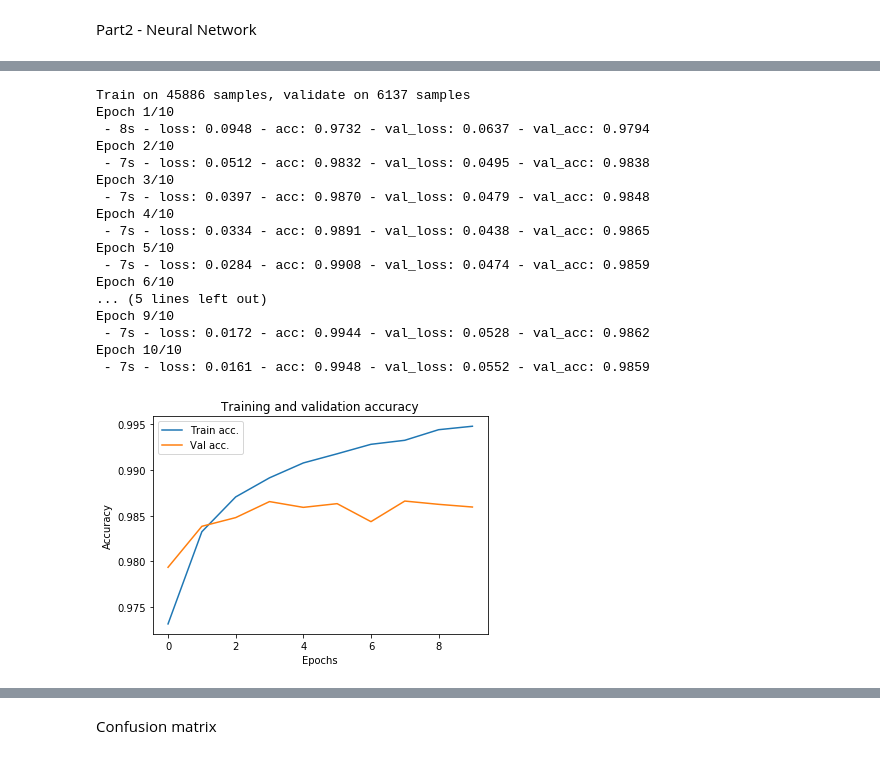
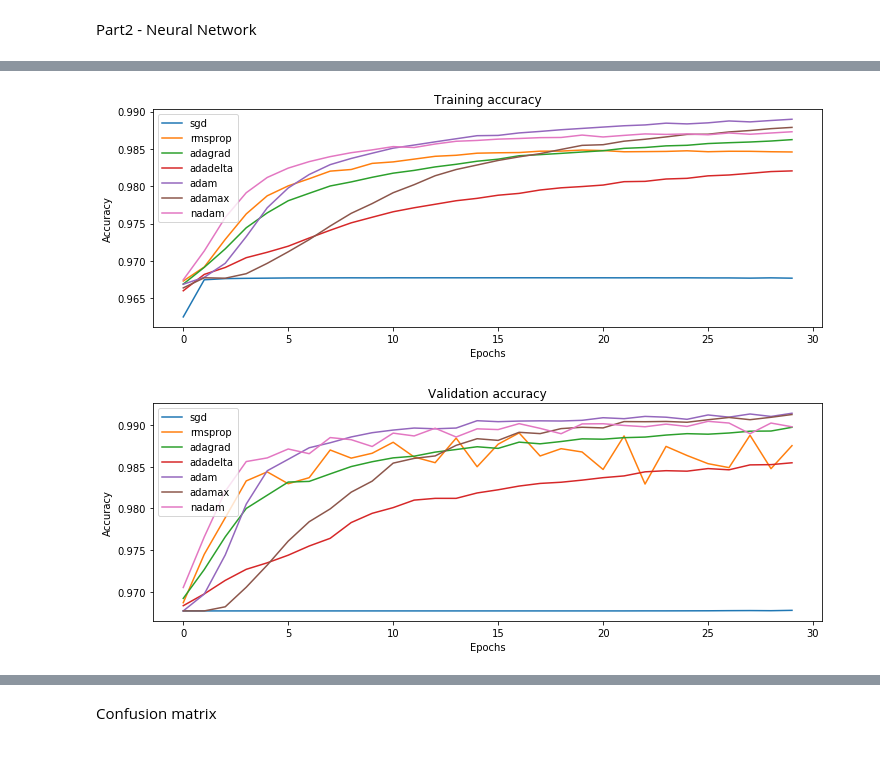
Before and after one commit to Fede5991/HumanDataAnalytics, a Jupyter notebook: Project1.ipynb, the cells around one changed output, grey strips where cells are left out. Cells and saved outputs as stored; diff of their text form; code cells hidden in the pictures.

```diff
--- a/Project1.ipynb
+++ b/Project1.ipynb
@@ -461,41 +472,0 @@ fig.show()
-# %%
-best_hp = np.zeros((variables,1))
-for i in range(variables):
-    best_hp[i]=final[i]
-classifier=Classifier(0,best_hp)
-history=classifier.fit(training_set,training_labels,
-                           validation_data=[validation_set,validation_labels],
-                           epochs=10,batch_size=50,verbose=2)
-# %% [output]
-Train on 45886 samples, validate on 6137 samples
-Epoch 1/10
- - 8s - loss: 0.0948 - acc: 0.9732 - val_loss: 0.0637 - val_acc: 0.9794
-Epoch 2/10
- - 7s - loss: 0.0512 - acc: 0.9832 - val_loss: 0.0495 - val_acc: 0.9838
-Epoch 3/10
- - 7s - loss: 0.0397 - acc: 0.9870 - val_loss: 0.0479 - val_acc: 0.9848
-Epoch 4/10
- - 7s - loss: 0.0334 - acc: 0.9891 - val_loss: 0.0438 - val_acc: 0.9865
-Epoch 5/10
- - 7s - loss: 0.0284 - acc: 0.9908 - val_loss: 0.0474 - val_acc: 0.9859
-Epoch 6/10
-... (5 lines left out)
-Epoch 9/10
- - 7s - loss: 0.0172 - acc: 0.9944 - val_loss: 0.0528 - val_acc: 0.9862
-Epoch 10/10
- - 7s - loss: 0.0161 - acc: 0.9948 - val_loss: 0.0552 - val_acc: 0.9859
-# %%
-training_accuracy=[]
-training_accuracy.append(history.history['acc'])
-validation_accuracy=[]
-validation_accuracy.append(history.history['val_acc'])
-plt.figure()
-plt.plot(training_accuracy[0])
-plt.plot(validation_accuracy[0])
-plt.title('Training and validation accuracy')
-plt.xlabel('Epochs')
-plt.ylabel('Accuracy')
-plt.legend(['Train acc.','Val acc.'])
-plt.show()
-# %% [output]
-[figure, removed]
@@ -501,0 +515,38 @@ plt.show()
+# %%
+y = np.zeros((7,3))
+for i in range(7):
+    y[i,0]=training_accuracy[i][-1]
+    y[i,1]=validation_accuracy[i][-1]
+    y[i,2]=test_scores[i]
+# %%
+plt.figure(figsize=(12,4))
+for i in range(len(optimizers)):
+    plt.plot(training_accuracy[i])
+plt.title('Training accuracy')
+plt.xlabel('Epochs')
+plt.ylabel('Accuracy')
+plt.legend(optimizers)
+plt.show()
+
+plt.figure(figsize=(12,4))
+for i in range(len(optimizers)):
+    plt.plot(validation_accuracy[i])
+plt.title('Validation accuracy')
+plt.xlabel('Epochs')
+plt.ylabel('Accuracy')
+plt.legend(optimizers)
+plt.show()
+
+scores=['training accuracy', 'validation accuracy', 'test score accuracy']
+fig = go.Figure(data=[go.Bar(name='sgd', x=scores, y=y[0]),
+                      go.Bar(name='rmsprop', x=scores, y=y[1]),
+                      go.Bar(name='adagrad', x=scores, y=y[2]),
+                      go.Bar(name='adadelta', x=scores, y=y[3]),
+                      go.Bar(name='adam', x=scores, y=y[4]),
+                      go.Bar(name='adamax', x=scores, y=y[5]),
+                      go.Bar(name='nadam', x=scores, y=y[6]),])
+fig.update_layout(barmode='group')
+fig.show()
+# %% [output]
+[figure, added]
+[figure, added]
```
Also changed, not shown: parts of 10 cells of this notebook.
